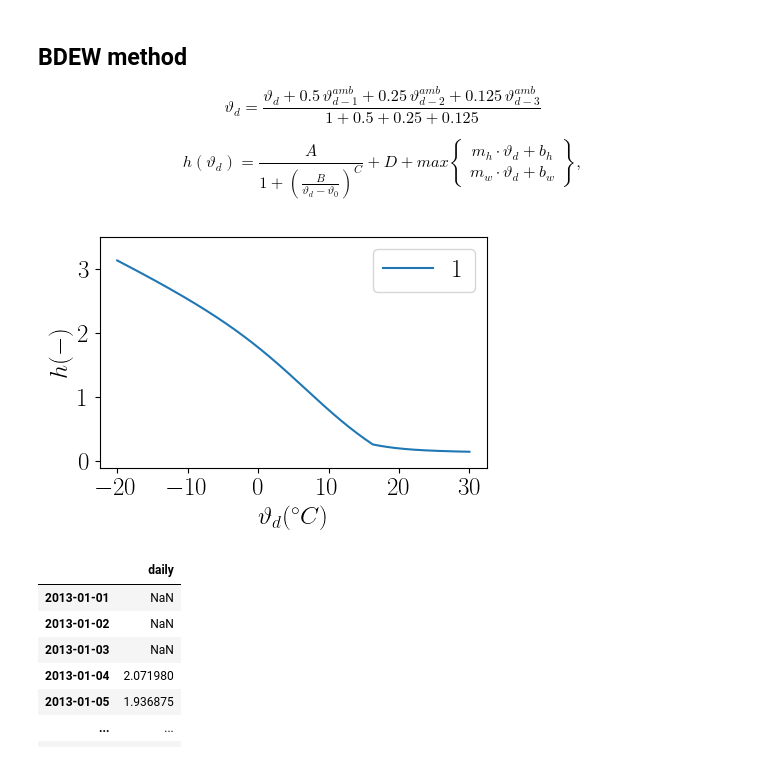
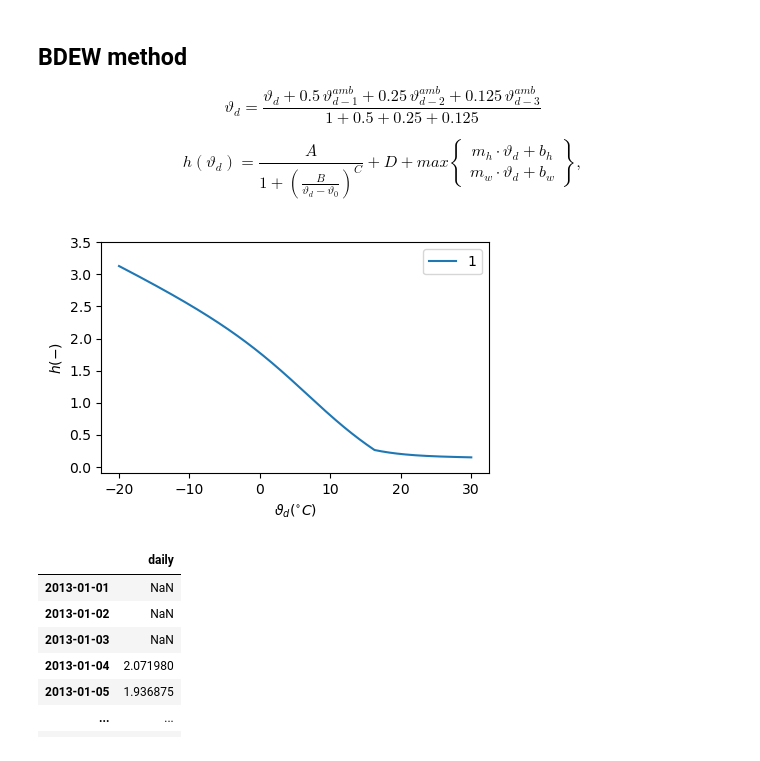
Before and after one commit to david-huck/abetam, a Jupyter notebook: heat_demand_profiles.ipynb, the cells around one changed output. Drawn from its saved outputs; the diff is of its cells as text; code cells hidden in the pictures.

```diff
--- a/heat_demand_profiles.ipynb
+++ b/heat_demand_profiles.ipynb
@@ -20,38 +20,40 @@ T_ref = (ot_dm + 0.5 * ot_dm.shift(1) + 0.25 * ot_dm.shift(2) + 0.125 * ot_dm.sh
 import numpy as np
 import matplotlib.pyplot as plt
 import plotly.express as px
+import plotly.graph_objects as go
+from figures import sciencify_plotly_fig
 
-plt.rcParams["text.usetex"] = True
+plt.rcParams["text.usetex"] = False
 
 # coefficients for MFH. DE_HMF34, 2D4
 A =   1.0443538
 B = -35.0333754
 C =   6.2240634
 D =   0.0502917
 T_0 = 40
 m_H = -0.0535830
 b_H = 0.9995901
 m_W = -0.002176
 b_W = 0.16332
 
 @np.vectorize
 def f_dl(T_ref):
     first_term = A/(1+(B/(T_ref-T_0))**C) +D
     second_term = max((m_H*T_ref + b_H), (m_W*T_ref + b_W))
     return first_term + second_term
 
 outdoor_t = np.linspace(-20,30,1000)
 
 fdl = f_dl(outdoor_t)
 fig, ax = plt.subplots(figsize=(5,3))
 ax = pd.DataFrame(zip(outdoor_t, fdl)).set_index(0).plot(ax=ax)
 ax.set_ylim((-0.1,3.5))
 ax.set_ylabel("$h (-)$")
 ax.set_xticks(np.arange(-20,31,10))
 ax.set_xlabel(r"$\vartheta_{d} (^{\circ} C$)")
 ax.figure.savefig("SLP_h.svg")
 # %% [output]
-[figure, old version]
+[figure, new version]
 # %%
 ot_daily_ref = pd.DataFrame(zip(T_ref.index, f_dl(T_ref))).set_index(0).rename({1:"daily"}, axis=1)
 ot_daily_ref.index = pd.date_range(start=ontario_temp.index[0], end=ontario_temp.index[-1], freq="d")
```
Also changed, not shown: parts of 24 cells of this notebook, 4 other files.
